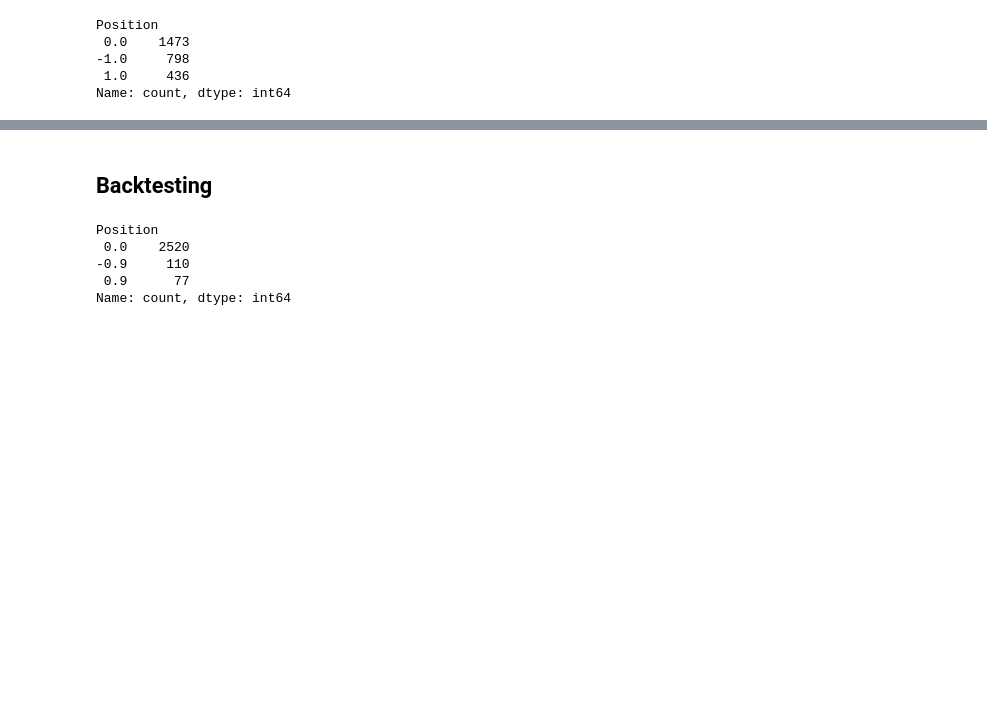
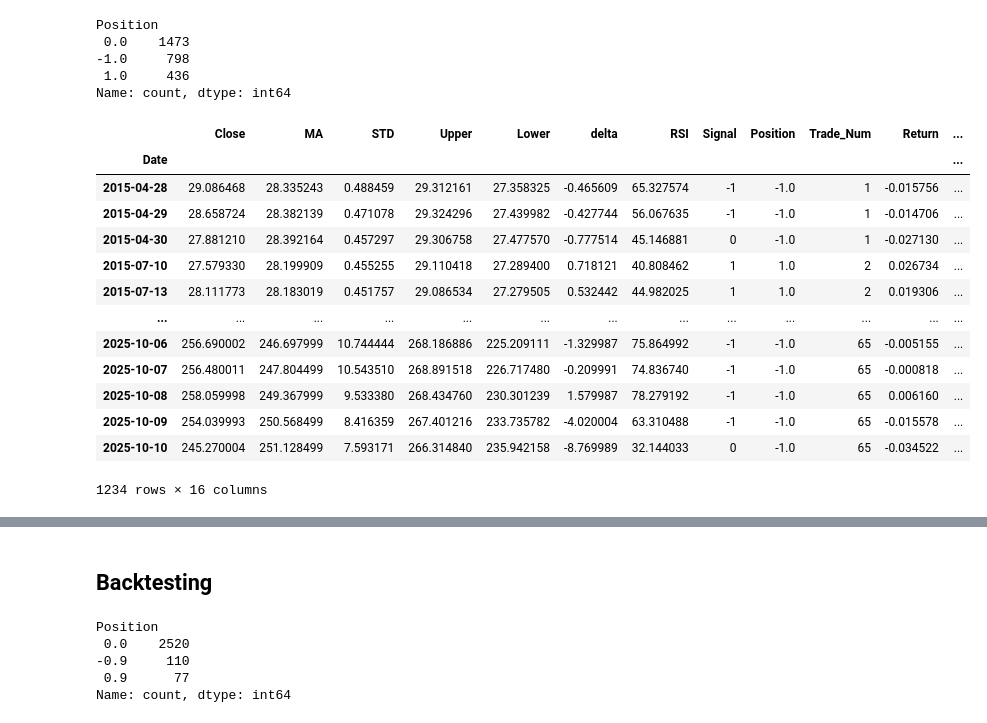
Before and after one commit to JamieW365/trading_algos, a Jupyter notebook: project2_bollinger/bollinger_mean_reversion.ipynb, the cells around one changed output, grey strips where cells are left out. Saved outputs shown, nothing was run; the diff lists cells and outputs as text; code cells hidden in the pictures; blank space fills up the shorter version.

```diff
--- a/project2_bollinger/bollinger_mean_reversion.ipynb
+++ b/project2_bollinger/bollinger_mean_reversion.ipynb
@@ -238,6 +222,23 @@ Position
 -1.0     798
  1.0     436
 Name: count, dtype: int64
+# %%
+df[df['Position']!=0]
+# %% [output]
+|  | Close | MA | STD | Upper | Lower | delta | RSI | Signal | Position | Trade_Num | Return | ... |
+| Date |  |  |  |  |  |  |  |  |  |  |  | ... |
+| 2015-04-28 | 29.086468 | 28.335243 | 0.488459 | 29.312161 | 27.358325 | -0.465609 | 65.327574 | -1 | -1.0 | 1 | -0.015756 | ... |
+| 2015-04-29 | 28.658724 | 28.382139 | 0.471078 | 29.324296 | 27.439982 | -0.427744 | 56.067635 | -1 | -1.0 | 1 | -0.014706 | ... |
+| 2015-04-30 | 27.881210 | 28.392164 | 0.457297 | 29.306758 | 27.477570 | -0.777514 | 45.146881 | 0 | -1.0 | 1 | -0.027130 | ... |
+| 2015-07-10 | 27.579330 | 28.199909 | 0.455255 | 29.110418 | 27.289400 | 0.718121 | 40.808462 | 1 | 1.0 | 2 | 0.026734 | ... |
+| 2015-07-13 | 28.111773 | 28.183019 | 0.451757 | 29.086534 | 27.279505 | 0.532442 | 44.982025 | 1 | 1.0 | 2 | 0.019306 | ... |
+| ... | ... | ... | ... | ... | ... | ... | ... | ... | ... | ... | ... | ... |
+| 2025-10-06 | 256.690002 | 246.697999 | 10.744444 | 268.186886 | 225.209111 | -1.329987 | 75.864992 | -1 | -1.0 | 65 | -0.005155 | ... |
+| 2025-10-07 | 256.480011 | 247.804499 | 10.543510 | 268.891518 | 226.717480 | -0.209991 | 74.836740 | -1 | -1.0 | 65 | -0.000818 | ... |
+| 2025-10-08 | 258.059998 | 249.367999 | 9.533380 | 268.434760 | 230.301239 | 1.579987 | 78.279192 | -1 | -1.0 | 65 | 0.006160 | ... |
+| 2025-10-09 | 254.039993 | 250.568499 | 8.416359 | 267.401216 | 233.735782 | -4.020004 | 63.310488 | -1 | -1.0 | 65 | -0.015578 | ... |
+| 2025-10-10 | 245.270004 | 251.128499 | 7.593171 | 266.314840 | 235.942158 | -8.769989 | 32.144033 | 0 | -1.0 | 65 | -0.034522 | ... |
+1234 rows × 16 columns
 # %%
 df[df['Position']!=0].groupby('Trade_Num').mean()
 # %% [output]
```
Also changed, not shown: parts of 6 cells of this notebook.
